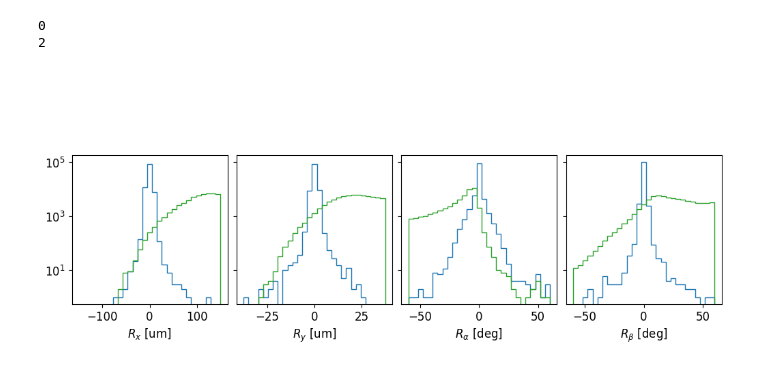
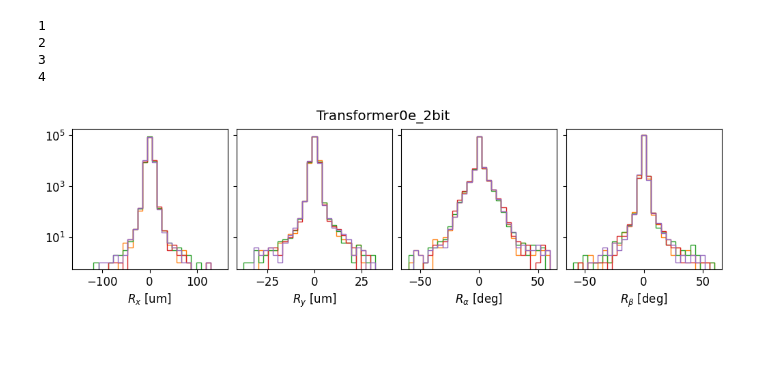
Before and after one commit to jennetd/smart-pixels-ml, a Jupyter notebook: perf_Transformer0e_2bit.ipynb, the cells around one changed output. Drawn from its saved outputs; the diff is of its cells as text; code cells hidden in the pictures.

Commit message:
results

```diff
--- a/perf_Transformer0e_2bit.ipynb
+++ b/perf_Transformer0e_2bit.ipynb
@@ -26,6 +23,8 @@ from keras.callbacks import CSVLogger
 from keras.callbacks import EarlyStopping
 
 import matplotlib.pyplot as plt
+import matplotlib.colors as mcolors
+colors = list(mcolors.TABLEAU_COLORS.keys())
 
 from models import *
 from plotting import *
@@ -47,17 +42 @@ val_file_size = len(os.listdir(dataset_dir_val))
-# %%
-def grep(string, filename):
-
-    out_list = []
-
-    cmd = "grep '" + string + "' " + filename
-    print(cmd)
-    result = subprocess.run(cmd, shell=True, capture_output=True, text=True)
-
-    # Get output data
-    cmd_out = result.stdout.splitlines()
-    for line in cmd_out:
-        print(line)
-        out_list += [line.split(':')[-1].strip()]
-
-    return out_list
 # %%
@@ -139,46 +163,45 @@ WARNING:root:Quantization is False in data generator. This may affect model perf
 # %%
 # OVERLAY RESIDUALS OF ALL TRAININGS --------------------------------------
 
 # Pixel pitch (um)
 xpitch = 50
 ypitch = 12.5
 # Thickness (um)
 D = 100
 # Size of pixel array
 lenx = 16
 leny = 16
 
-fig, ax = plt.subplots(2,4,figsize=(10,4),sharey='row', constrained_layout=True, gridspec_kw={'height_ratios': [1, 2]})
-
-ax[0,0].axis('off')
-ax[0,1].axis('off')
-ax[0,2].axis('off')
-ax[0,3].axis('off')
+fig, ax = plt.subplots(1,4,figsize=(10,3),sharey='row', constrained_layout=True)
 
 for i,df in residuals.items():
 
     print(i)
 
     # x
-    ax[1,0].set_xlabel(r'$R_x$ [um]')
-    ax[1,0].hist(df["residualx"],histtype='step',bins=np.linspace(-3*xpitch,3*xpitch,30),color=colors[i])
-    ax[1,0].set_yscale('log')
+    ax[0].set_xlabel(r'$R_x$ [um]')
+    ax[0].hist(df["residualx"],histtype='step',bins=np.linspace(-3*xpitch,3*xpitch,30),color=colors[i])
+    ax[0].set_yscale('log')
 
     # y
-    ax[1,1].set_xlabel(r'$R_y$ [um]')
-    ax[1,1].hist(df["residualy"],histtype='step',bins=np.linspace(-3*ypitch,3*ypitch,30),color=colors[i])
+    ax[1].set_xlabel(r'$R_y$ [um]')
+    ax[1].hist(df["residualy"],histtype='step',bins=np.linspace(-3*ypitch,3*ypitch,30),color=colors[i])
 
     # alpha
-    ax[1,2].set_xlabel(r'$R_\alpha$ [deg]')
-    ax[1,2].hist(df["residualA"],histtype='step',bins=np.linspace(-60,60,30),color=colors[i])
+    ax[2].set_xlabel(r'$R_\alpha$ [deg]')
+    ax[2].hist(df["residualA"],histtype='step',bins=np.linspace(-60,60,30),color=colors[i])
 
     # beta
-    ax[1,3].set_xlabel(r'$R_\beta$ [deg]')
-    ax[1,3].hist(df["residualB"],histtype='step',bins=np.linspace(-60,60,30),color=colors[i])
+    ax[3].set_xlabel(r'$R_\beta$ [deg]')
+    ax[3].hist(df["residualB"],histtype='step',bins=np.linspace(-60,60,30),color=colors[i])
+
+plt.suptitle(training_name);
 
 #plt.tight_layout()
 #plt.savefig('plots/'+training_name+'_residuals.png')
 # %% [output]
-0
+1
 2
+3
+4
-[figure, old version]
+[figure, new version]
```
Also changed, not shown: parts of 8 cells of this notebook, 43 other files.
